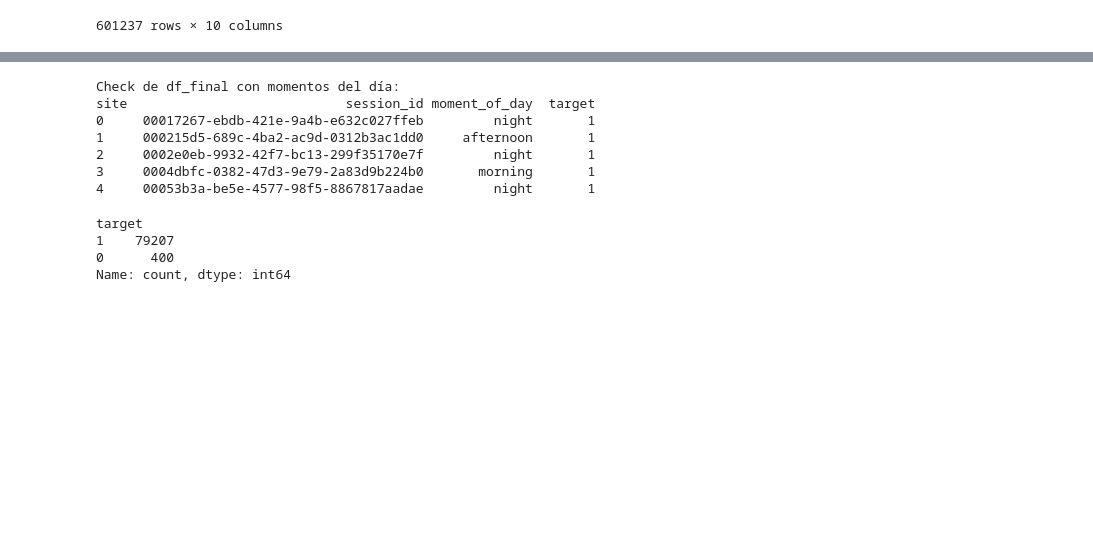
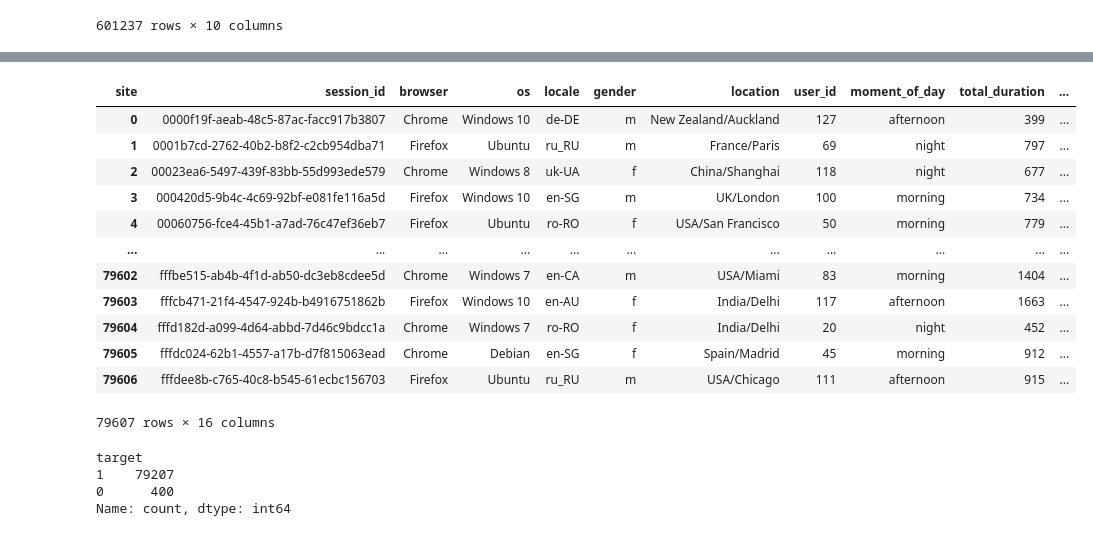
Before and after one commit to vvillacor/Data-Science-Internship, a Jupyter notebook: Module 2. Introduction to Data Science/Catching Joe Problem/User Prediction Model .ipynb, the cells around one changed output, grey strips where cells are left out. Saved outputs shown, nothing was run; the diff lists cells and outputs as text; code cells hidden in the pictures; blank space fills up the shorter version.

```diff
--- a/Module 2. Introduction to Data Science/Catching Joe Problem/User Prediction Model .ipynb
+++ b/Module 2. Introduction to Data Science/Catching Joe Problem/User Prediction Model .ipynb
@@ -59,7 +61,11 @@ df
 601237 rows × 11 columns
 # %%
-## We want to clean our data before our model training. We will define a new feature called
-## "moment of day" which states in which moment of the day the session was made.
+## FEATURE CREATION:
+## New feature called "total_duration" which has the sum of all "lengths" time spent by
+## each user, each session
+df['total_duration'] = df.groupby('session_id')['length'].transform('sum')
+## We will also define a new feature called "moment of day" which states
+## in which moment of the day the session was made.
 def moment(hour):
     if 6 <= hour < 13:
         return 'morning'
@@ -67,14 +73,14 @@ def moment(hour):
         return 'afternoon'
     else:
         return 'night'
-
 df['hour'] = pd.to_datetime(df['time'], format='%H:%M:%S').dt.hour
 df['moment_of_day'] = df['hour'].apply(moment)
 
+## features i want to keep:
 interest_sites = ["lenta.ru", "toptal.com", "vk.com", "slack.com", "mail.google.com", "youtube.com"]
 
 df_use = df.pivot_table(
-    index=['session_id', 'browser', 'os', 'locale', 'gender', 'location', 'user_id', 'moment_of_day'],
+    index=['session_id', 'browser', 'os', 'locale', 'gender', 'location', 'user_id', 'moment_of_day', 'total_duration'],
     columns='site',
     values='length',
     aggfunc='sum'
@@ -84,19 +90,25 @@ df_use = df.pivot_table(
 for site in interest_sites:
     if site not in df_use.columns:
         df_use[site] = 0
-
-final_cols = ['session_id', 'browser', 'os', 'locale', 'gender', 'location', 'user_id', 'moment_of_day'] + interest_sites
+final_cols = ['session_id', 'browser', 'os', 'locale', 'gender', 'location', 'user_id', 'moment_of_day', 'total_duration'] + interest_sites
 df_final = df_use[final_cols].fillna(0)
-
 df_final['target'] = (df_final['user_id'] != 0).astype(int)
-# %% [output]
-Check de df_final con momentos del día:
-site                            session_id moment_of_day  target
-0     00017267-ebdb-421e-9a4b-e632c027ffeb         night       1
-1     000215d5-689c-4ba2-ac9d-0312b3ac1dd0     afternoon       1
-2     0002e0eb-9932-42f7-bc13-299f35170e7f         night       1
-3     0004dbfc-0382-47d3-9e79-2a83d9b224b0       morning       1
-4     00053b3a-be5e-4577-98f5-8867817aadae         night       1
+# %%
+df_final
+# %% [output]
+| site | session_id | browser | os | locale | gender | location | user_id | moment_of_day | total_duration | ... |
+| 0 | 0000f19f-aeab-48c5-87ac-facc917b3807 | Chrome | Windows 10 | de-DE | m | New Zealand/Auckland | 127 | afternoon | 399 | ... |
+| 1 | 0001b7cd-2762-40b2-b8f2-c2cb954dba71 | Firefox | Ubuntu | ru_RU | m | France/Paris | 69 | night | 797 | ... |
+| 2 | 00023ea6-5497-439f-83bb-55d993ede579 | Chrome | Windows 8 | uk-UA | f | China/Shanghai | 118 | night | 677 | ... |
+| 3 | 000420d5-9b4c-4c69-92bf-e081fe116a5d | Firefox | Windows 10 | en-SG | m | UK/London | 100 | morning | 734 | ... |
+| 4 | 00060756-fce4-45b1-a7ad-76c47ef36eb7 | Firefox | Ubuntu | ro-RO | f | USA/San Francisco | 50 | morning | 779 | ... |
+| ... | ... | ... | ... | ... | ... | ... | ... | ... | ... | ... |
+| 79602 | fffbe515-ab4b-4f1d-ab50-dc3eb8cdee5d | Chrome | Windows 7 | en-CA | m | USA/Miami | 83 | morning | 1404 | ... |
+| 79603 | fffcb471-21f4-4547-924b-b4916751862b | Firefox | Windows 10 | en-AU | f | India/Delhi | 117 | afternoon | 1663 | ... |
+| 79604 | fffd182d-a099-4d64-abbd-7d46c9bdcc1a | Chrome | Windows 7 | ro-RO | f | India/Delhi | 20 | night | 452 | ... |
+| 79605 | fffdc024-62b1-4557-a17b-d7f815063ead | Chrome | Debian | en-SG | f | Spain/Madrid | 45 | morning | 912 | ... |
+| 79606 | fffdee8b-c765-40c8-b545-61ecbc156703 | Firefox | Ubuntu | ru_RU | m | USA/Chicago | 111 | afternoon | 915 | ... |
+79607 rows × 16 columns
 # %%
 df_final.target.value_counts()
 # %% [output]
```
Also changed, not shown: parts of 20 cells of this notebook.
